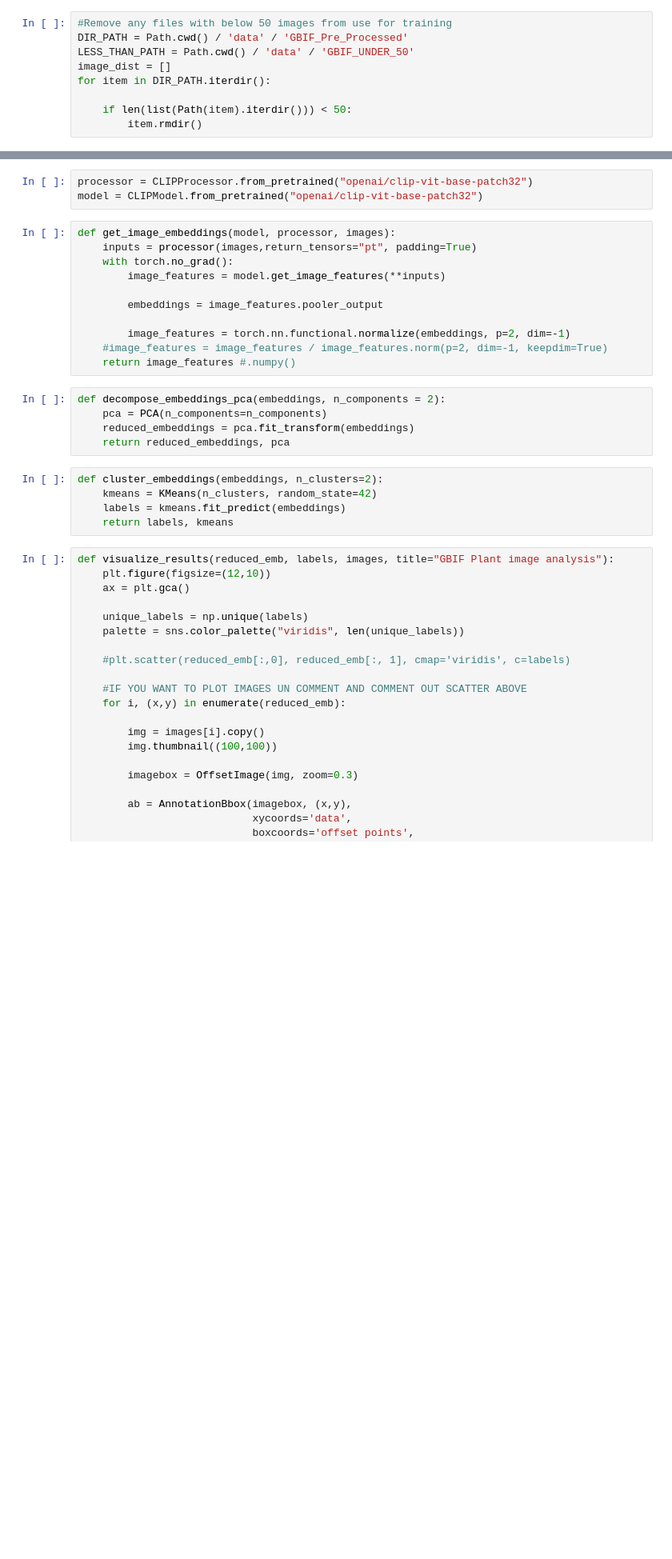
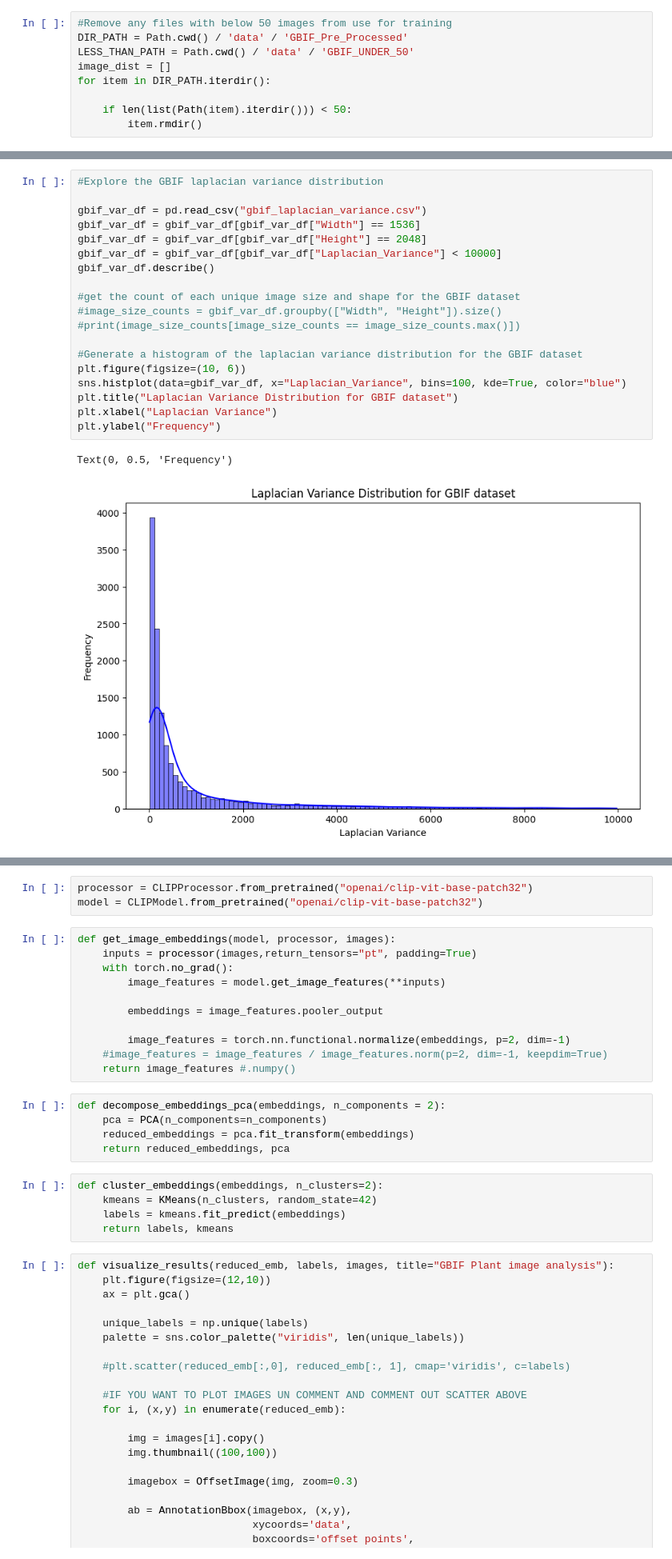
Before and after one commit to KylerYohnPsu/PlantQA, a Jupyter notebook: GBIF_IMAGE_SET_Exploration.ipynb, the cells around one changed output, grey strips where cells are left out. Shown at 80% size. Drawn from its saved outputs; the diff is of its cells as text; blank space fills up the shorter version.

```diff
--- a/GBIF_IMAGE_SET_Exploration.ipynb
+++ b/GBIF_IMAGE_SET_Exploration.ipynb
@@ -42,0 +236,22 @@ There are 359 plant folders within the dataset that have less than 100 images
+# %%
+#Explore the GBIF laplacian variance distribution
+
+gbif_var_df = pd.read_csv("gbif_laplacian_variance.csv")
+gbif_var_df = gbif_var_df[gbif_var_df["Width"] == 1536]
+gbif_var_df = gbif_var_df[gbif_var_df["Height"] == 2048]
+gbif_var_df = gbif_var_df[gbif_var_df["Laplacian_Variance"] < 10000]
+gbif_var_df.describe()
+
+#get the count of each unique image size and shape for the GBIF dataset
+#image_size_counts = gbif_var_df.groupby(["Width", "Height"]).size()
+#print(image_size_counts[image_size_counts == image_size_counts.max()])
+
+#Generate a histogram of the laplacian variance distribution for the GBIF dataset
+plt.figure(figsize=(10, 6))
+sns.histplot(data=gbif_var_df, x="Laplacian_Variance", bins=100, kde=True, color="blue")
+plt.title("Laplacian Variance Distribution for GBIF dataset")
+plt.xlabel("Laplacian Variance")
+plt.ylabel("Frequency")
+# %% [output]
+Text(0, 0.5, 'Frequency')
+[figure, added]
```
Also changed, not shown: parts of 17 cells of this notebook, 14 other files.
